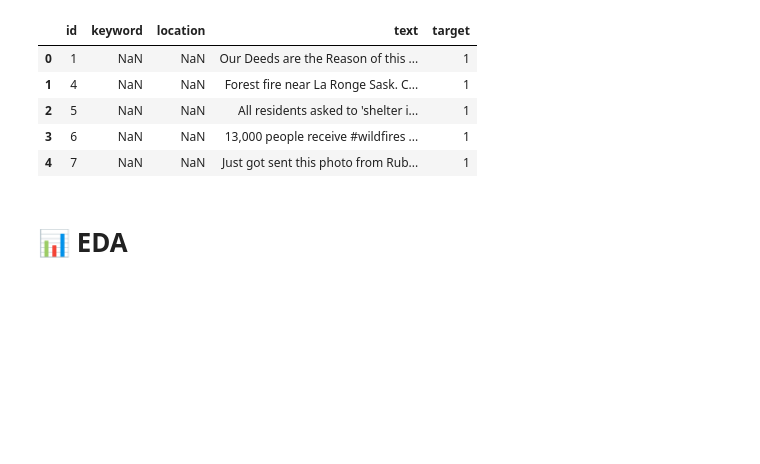
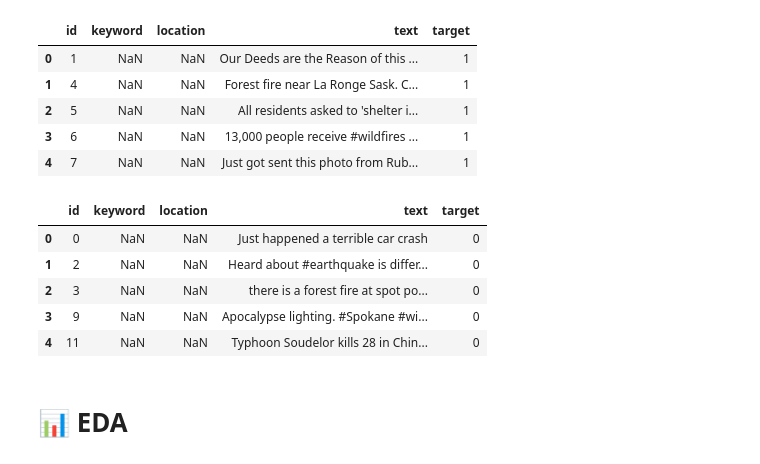
Before and after one commit to Mina-Moeini/Disaster_Tweet, a Jupyter notebook: disaster-tweet.ipynb, the cells around one changed output. Drawn from its saved outputs; the diff is of its cells as text; code cells hidden in the pictures; blank space fills up the shorter version.

Commit message:
Kaggle Notebook | Disaster_Tweet | Version 34

```diff
--- a/disaster-tweet.ipynb
+++ b/disaster-tweet.ipynb
@@ -28,7 +28,9 @@ import matplotlib.pyplot as plt
 import seaborn as sns
 #Import data
 df_train = pd.read_csv ('/kaggle/input/nlp-getting-started/train.csv')
-df_test = pd.read_csv('/kaggle/input/nlp-getting-started/train.csv')
+df_test = pd.read_csv('/kaggle/input/nlp-getting-started/test.csv')
+submission = pd.read_csv('../input/nlp-getting-started/sample_submission.csv')
+df_test = pd.merge(df_test, submission, on='id', how='left')
 df_train.head()
 # %% [output]
 |  | id | keyword | location | text | target |
@@ -37,6 +39,15 @@ df_train.head()
 | 2 | 5 | NaN | NaN | All residents asked to 'shelter i... | 1 |
 | 3 | 6 | NaN | NaN | 13,000 people receive #wildfires ... | 1 |
 | 4 | 7 | NaN | NaN | Just got sent this photo from Rub... | 1 |
+# %%
+df_test.head()
+# %% [output]
+|  | id | keyword | location | text | target |
+| 0 | 0 | NaN | NaN | Just happened a terrible car crash | 0 |
+| 1 | 2 | NaN | NaN | Heard about #earthquake is differ... | 0 |
+| 2 | 3 | NaN | NaN | there is a forest fire at spot po... | 0 |
+| 3 | 9 | NaN | NaN | Apocalypse lighting. #Spokane #wi... | 0 |
+| 4 | 11 | NaN | NaN | Typhoon Soudelor kills 28 in Chin... | 0 |
 # %% [markdown]
 # 📊 **EDA**
 # %% [markdown]
```
Also changed, not shown: parts of 12 cells of this notebook.
